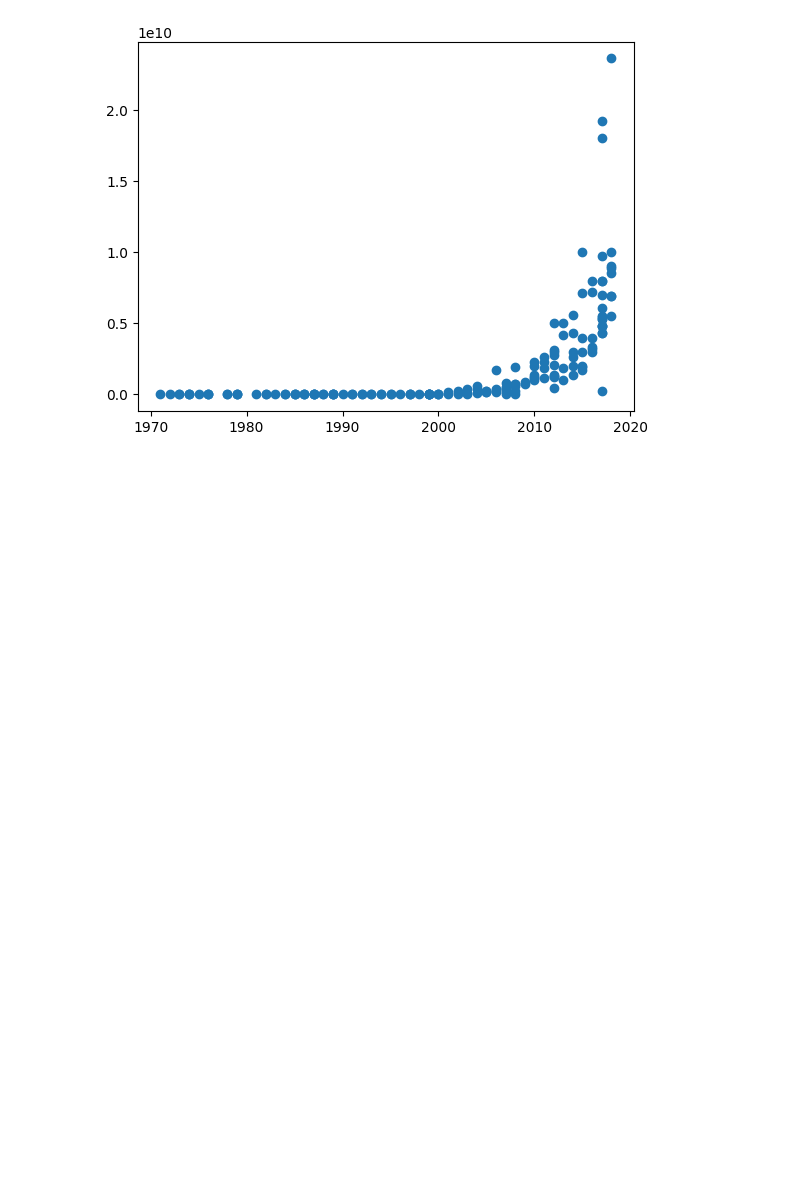
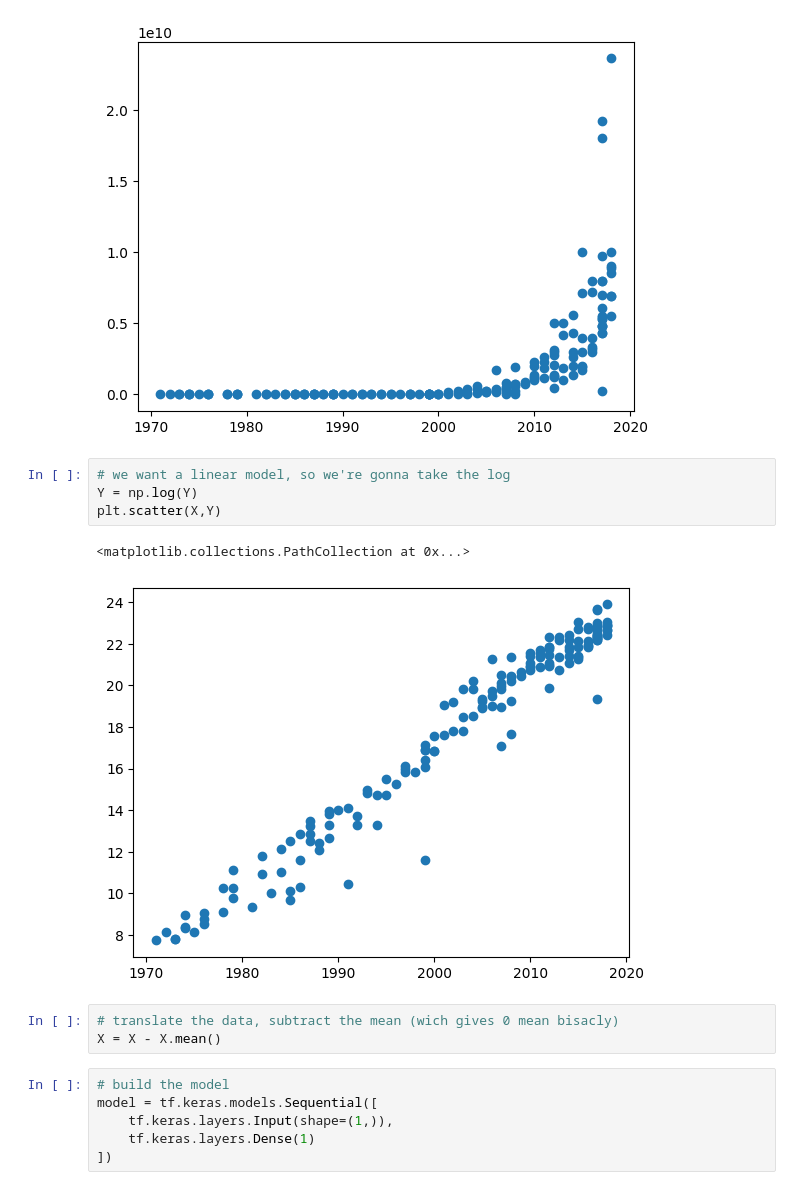
Before and after one commit to JonasHagstrom79/Advanced_Computer_Vision, a Jupyter notebook: 02_Linear_regression.ipynb, the cells around one changed output. Saved outputs shown, nothing was run; the diff lists cells and outputs as text; blank space fills up the shorter version.

```diff
--- a/02_Linear_regression.ipynb
+++ b/02_Linear_regression.ipynb
@@ -52,3 +52,19 @@ plt.scatter(X, Y)
 # %% [output]
 <matplotlib.collections.PathCollection at 0x...>
 [figure]
+# %%
+# we want a linear model, so we're gonna take the log
+Y = np.log(Y)
+plt.scatter(X,Y)
+# %% [output]
+<matplotlib.collections.PathCollection at 0x...>
+[figure, added]
+# %%
+# translate the data, subtract the mean (wich gives 0 mean bisacly)
+X = X - X.mean()
+# %%
+# build the model
+model = tf.keras.models.Sequential([
+    tf.keras.layers.Input(shape=(1,)),
+    tf.keras.layers.Dense(1)
+])
```
Also changed, not shown: parts of 9 cells of this notebook.
